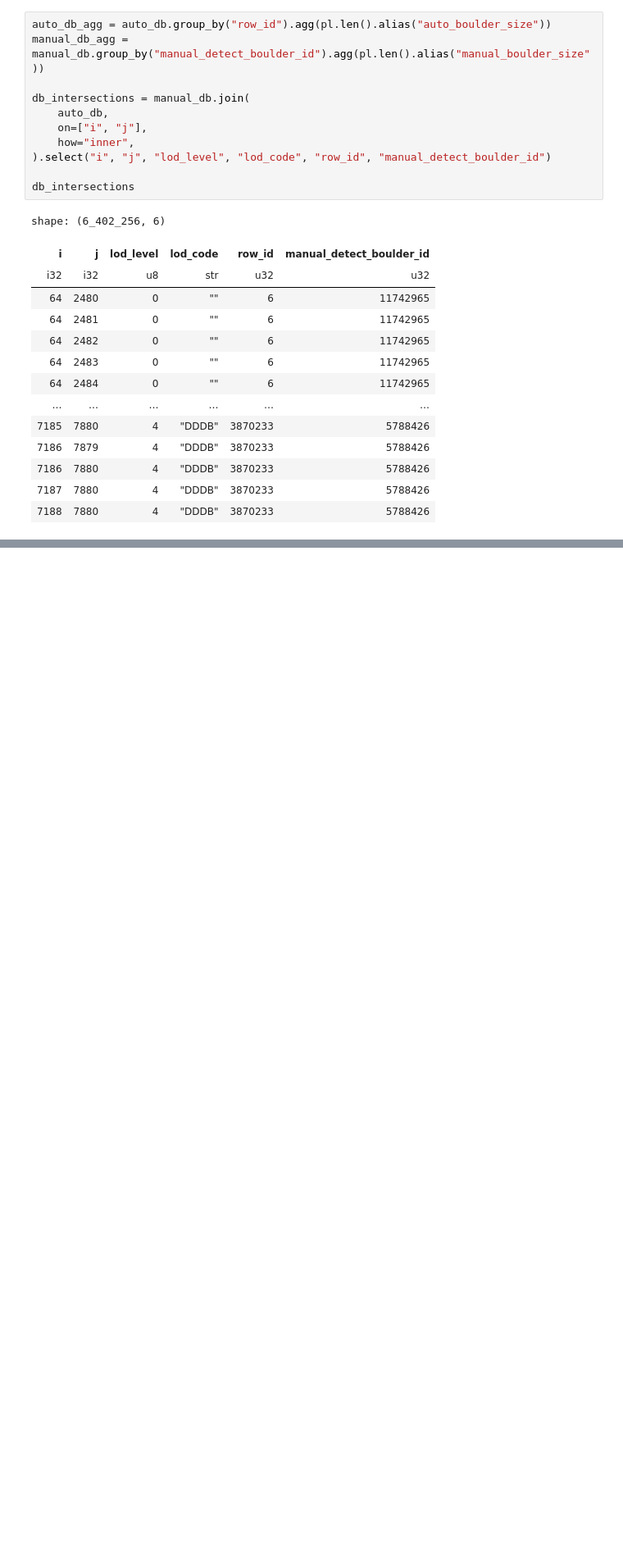
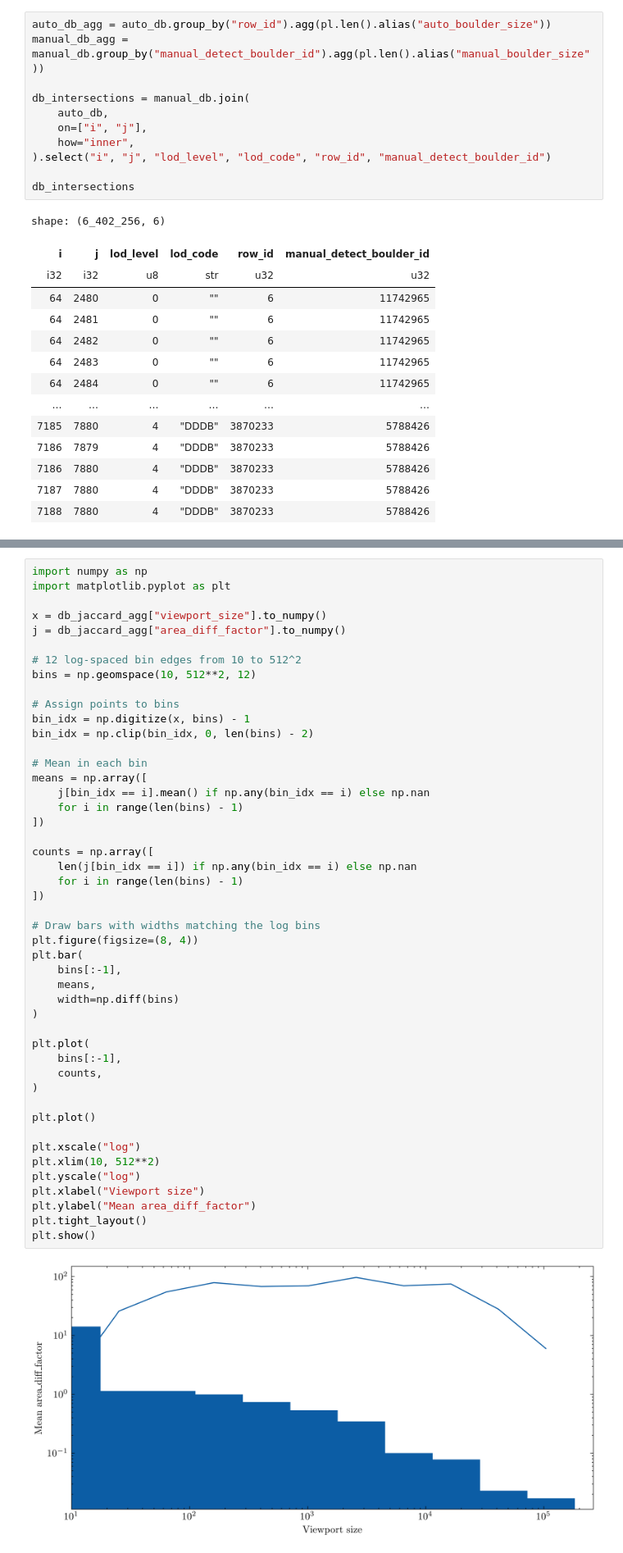
Before and after one commit to Joshua13764/QMAP, a Jupyter notebook: analysis/PSFDCont/investigate_S_from_manual_db_unmerged.ipynb, the cells around one changed output, grey strips where cells are left out. Shown at 82% size. Cells and saved outputs as stored; diff of their text form; blank space fills up the shorter version.

```diff
--- a/analysis/PSFDCont/investigate_S_from_manual_db_unmerged.ipynb
+++ b/analysis/PSFDCont/investigate_S_from_manual_db_unmerged.ipynb
@@ -139 +135,50 @@ shape: (576, 9)
+# %%
+import numpy as np
+import matplotlib.pyplot as plt
+
+x = db_jaccard_agg["viewport_size"].to_numpy()
+j = db_jaccard_agg["area_diff_factor"].to_numpy()
+
+# 12 log-spaced bin edges from 10 to 512^2
+bins = np.geomspace(10, 512**2, 12)
+
+# Assign points to bins
+bin_idx = np.digitize(x, bins) - 1
+bin_idx = np.clip(bin_idx, 0, len(bins) - 2)
+
+# Mean in each bin
+means = np.array([
+    j[bin_idx == i].mean() if np.any(bin_idx == i) else np.nan
+    for i in range(len(bins) - 1)
+])
+
+counts = np.array([
+    len(j[bin_idx == i]) if np.any(bin_idx == i) else np.nan
+    for i in range(len(bins) - 1)
+])
+
+# Draw bars with widths matching the log bins
+plt.figure(figsize=(8, 4))
+plt.bar(
+    bins[:-1],
+    means,
+    width=np.diff(bins)
+)
+
+plt.plot(
+    bins[:-1],
+    counts,
+)
+
+plt.plot()
+
+plt.xscale("log")
+plt.xlim(10, 512**2)
+plt.yscale("log")
+plt.xlabel("Viewport size")
+plt.ylabel("Mean area_diff_factor")
+plt.tight_layout()
+plt.show()
+# %% [output]
+[figure, added]
 # %%
```
Also changed, not shown: parts of 5 cells of this notebook, 7 other files.
